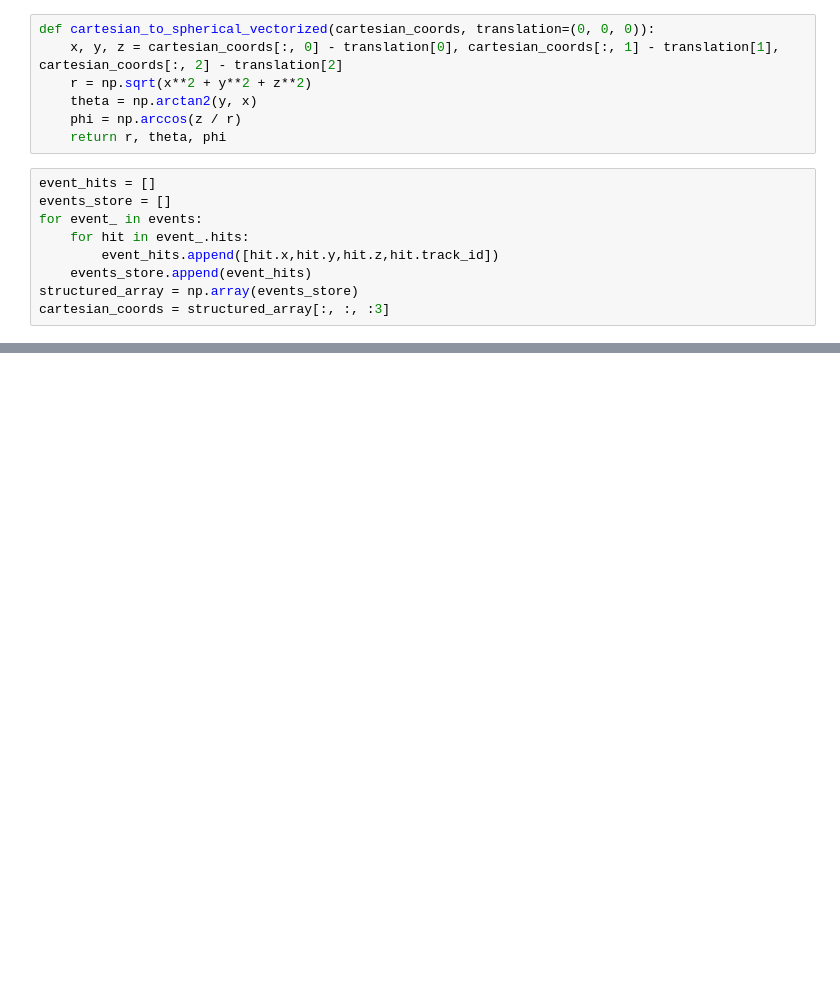
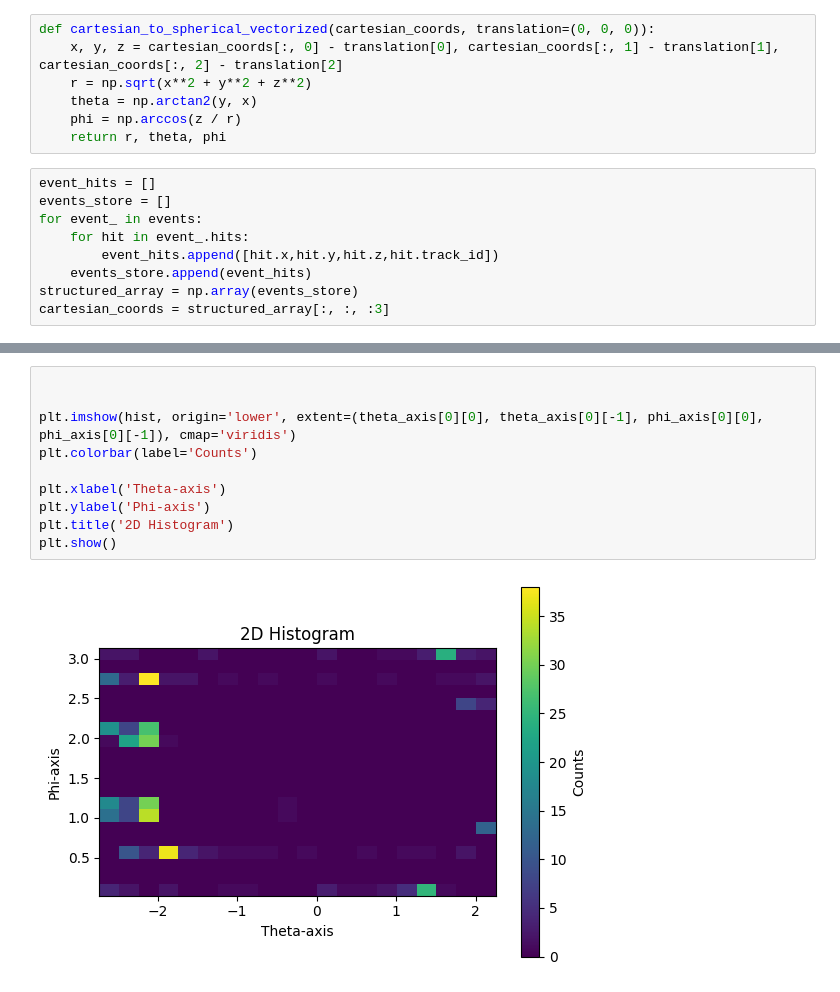
Before and after one commit to dnicotra/TrackHHL, a Jupyter notebook: notebooks/Radial_transfrom.ipynb, the cells around one changed output, grey strips where cells are left out. Saved outputs shown, nothing was run; the diff lists cells and outputs as text; blank space fills up the shorter version.

```diff
--- a/notebooks/Radial_transfrom.ipynb
+++ b/notebooks/Radial_transfrom.ipynb
@@ -120,3 +127,15 @@ for vert in generator.primary_vertices:
+# %%
+
+
+plt.imshow(hist, origin='lower', extent=(theta_axis[0][0], theta_axis[0][-1], phi_axis[0][0], phi_axis[0][-1]), cmap='viridis')
+plt.colorbar(label='Counts')
+
+plt.xlabel('Theta-axis')
+plt.ylabel('Phi-axis')
+plt.title('2D Histogram')
+plt.show()
+# %% [output]
+[figure, added]
 # %%
 theta_phi = []
 
```
Also changed, not shown: parts of 6 cells of this notebook, 1 other file.
